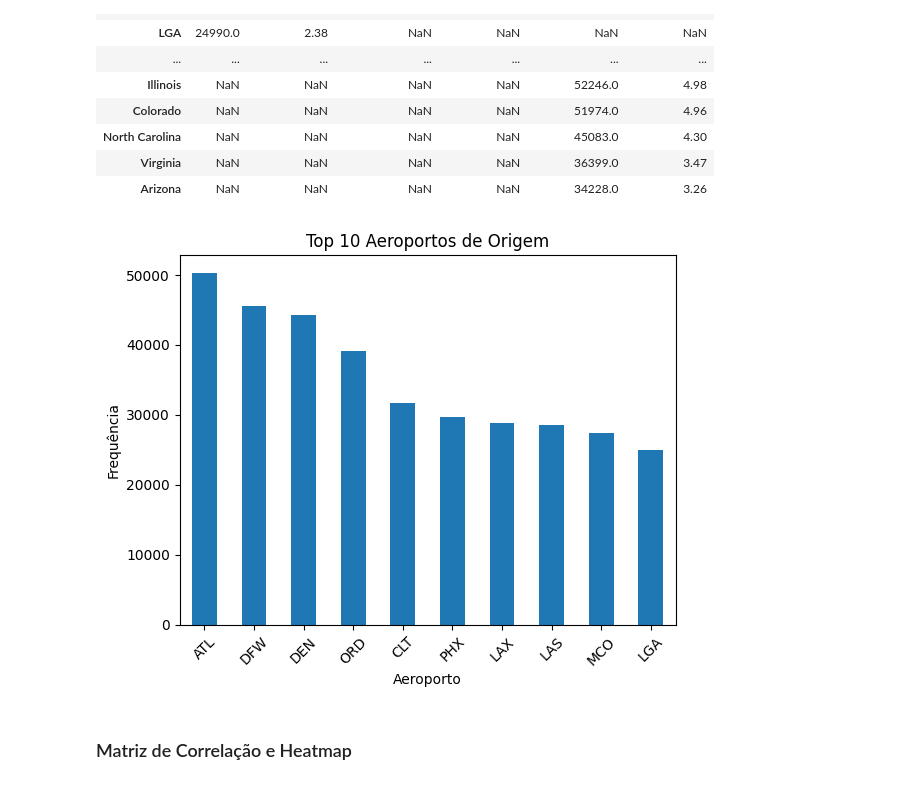
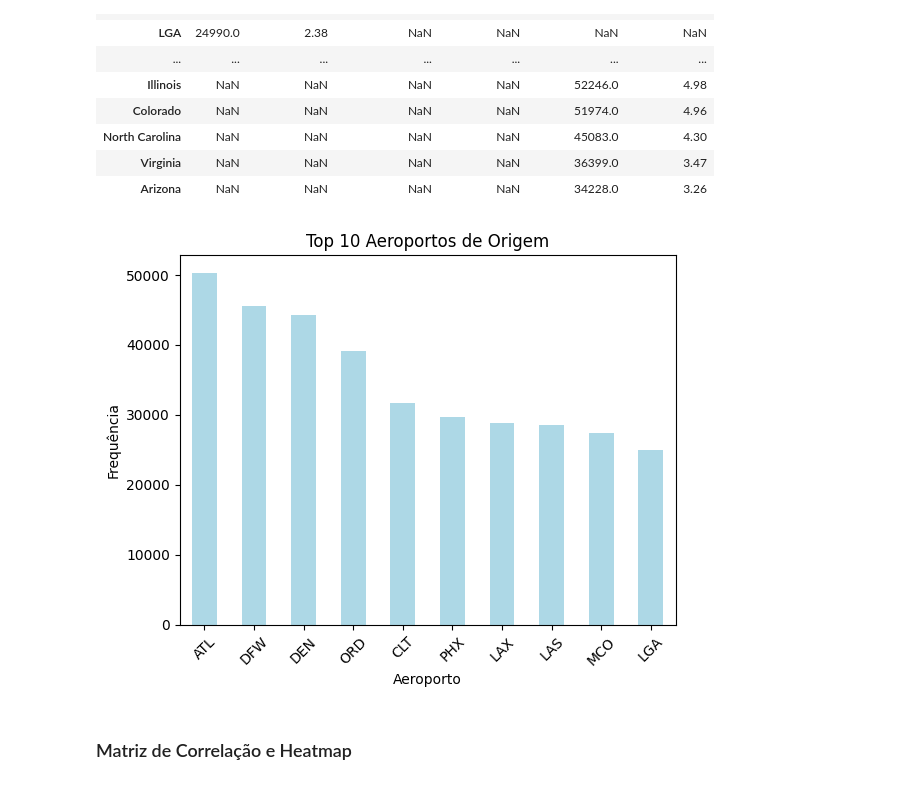
Before and after one commit to rodrigoramooos/previsao-atrasos-voos, a Jupyter notebook: notebooks/1.0_eda_limpeza.ipynb, the cells around one changed output. Drawn from its saved outputs; the diff is of its cells as text; code cells hidden in the pictures.

```diff
--- a/notebooks/1.0_eda_limpeza.ipynb
+++ b/notebooks/1.0_eda_limpeza.ipynb
@@ -318,14 +319,14 @@ freq_side_by_side
 | Arizona | NaN | NaN | NaN | NaN | 34228.0 | 3.26 |
 # %%
 plt.figure()
-df["origin"].value_counts().head(10).plot(kind="bar")
+df["origin"].value_counts().head(10).plot(kind="bar" , color='lightblue')
 plt.title("Top 10 Aeroportos de Origem")
 plt.xlabel("Aeroporto")
 plt.ylabel("Frequência")
 plt.xticks(rotation=45)
 plt.show()
 # %% [output]
-[figure, old version]
+[figure, new version]
 # %% [markdown]
 ### Matriz de Correlação e Heatmap
 # %%
```
Also changed, not shown: parts of 16 cells of this notebook.
